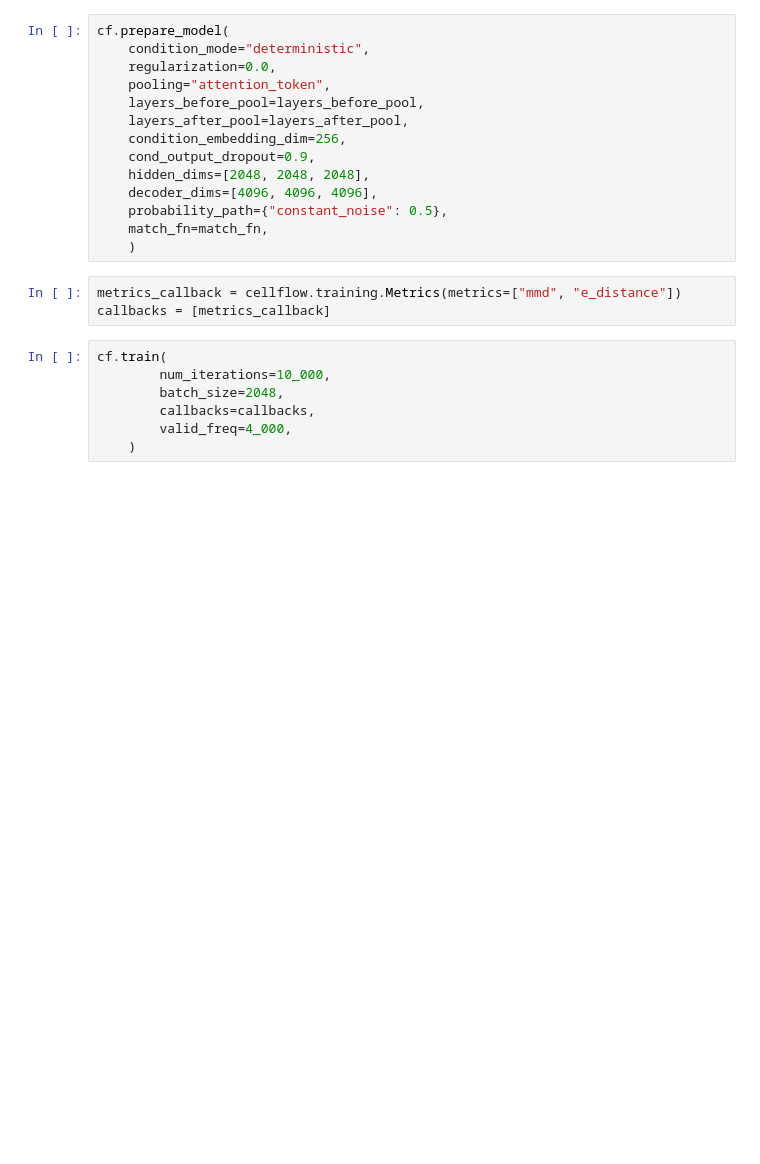
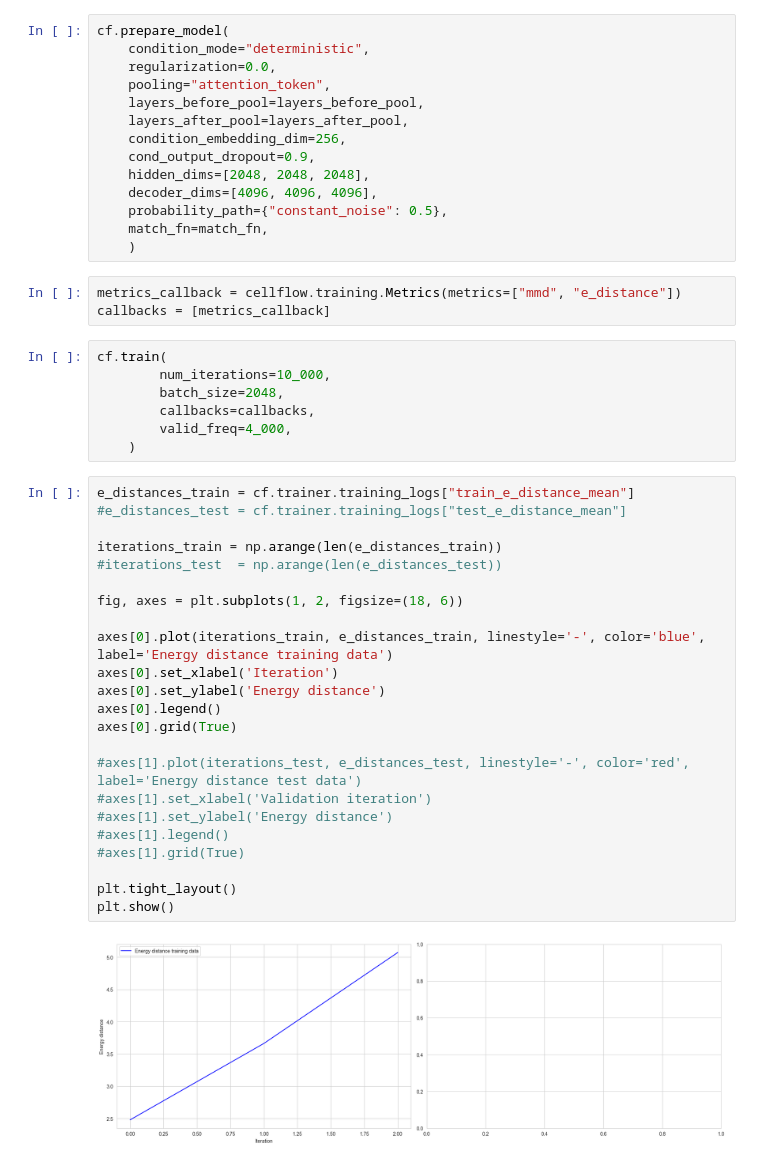
Before and after one commit to LogomixBio/CellFlow_fork, a Jupyter notebook: docs/notebooks/celldiff_edo_1.ipynb, the cells around one changed output. Cells and saved outputs as stored; diff of their text form; blank space fills up the shorter version.

```diff
--- a/docs/notebooks/celldiff_edo_1.ipynb
+++ b/docs/notebooks/celldiff_edo_1.ipynb
@@ -364,3 +365,28 @@ cf.train(
         callbacks=callbacks,
         valid_freq=4_000,
     )
+# %%
+e_distances_train = cf.trainer.training_logs["train_e_distance_mean"]
+#e_distances_test = cf.trainer.training_logs["test_e_distance_mean"]
+
+iterations_train = np.arange(len(e_distances_train))
+#iterations_test  = np.arange(len(e_distances_test))
+
+fig, axes = plt.subplots(1, 2, figsize=(18, 6))
+
+axes[0].plot(iterations_train, e_distances_train, linestyle='-', color='blue', label='Energy distance training data')
+axes[0].set_xlabel('Iteration')
+axes[0].set_ylabel('Energy distance')
+axes[0].legend()
+axes[0].grid(True)
+
+#axes[1].plot(iterations_test, e_distances_test, linestyle='-', color='red', label='Energy distance test data')
+#axes[1].set_xlabel('Validation iteration')
+#axes[1].set_ylabel('Energy distance')
+#axes[1].legend()
+#axes[1].grid(True)
+
+plt.tight_layout()
+plt.show()
+# %% [output]
+[figure, added]
```
Also changed, not shown: parts of 1 cell of this notebook.
